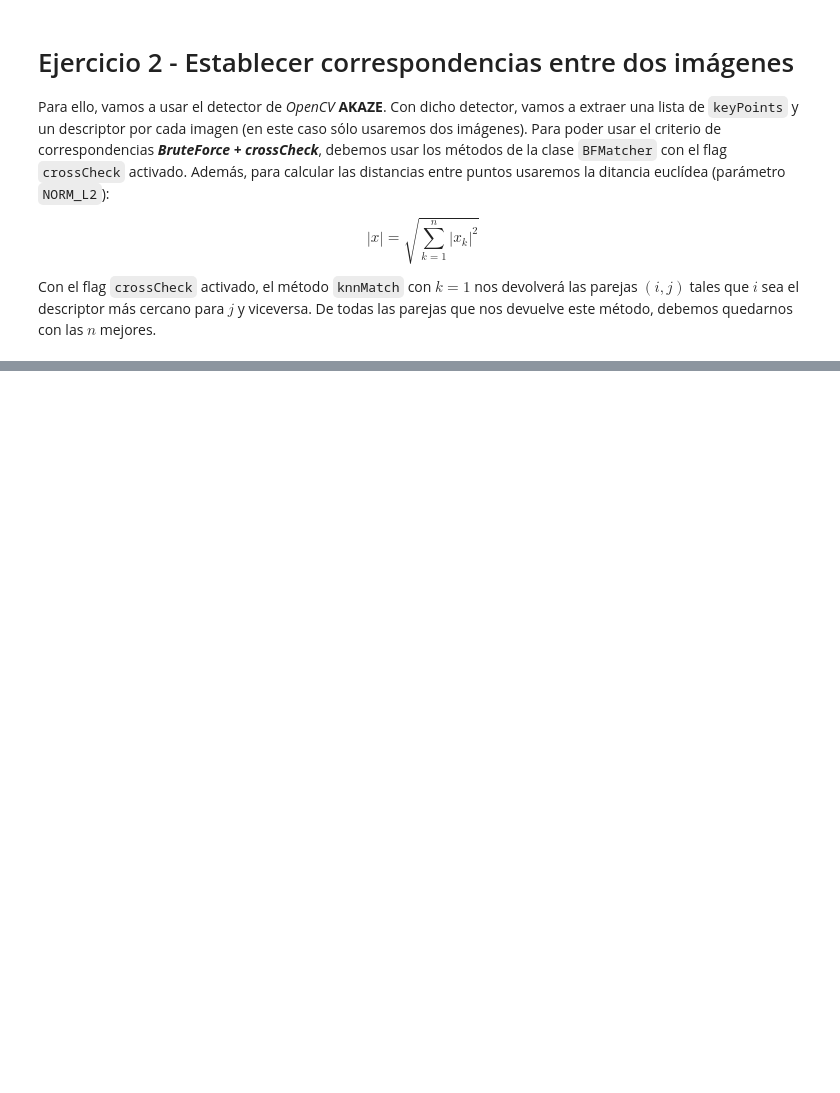
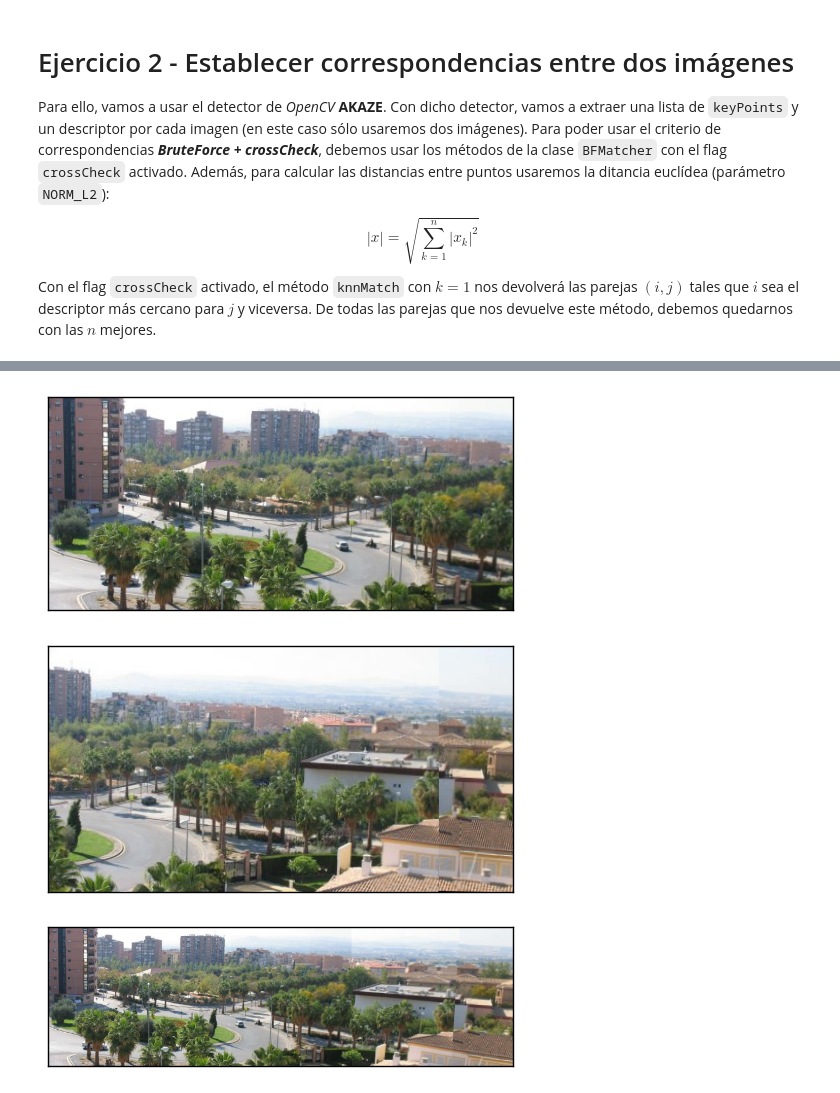
Before and after one commit to mgmacias95/Vision-por-Computador, a Jupyter notebook: P2/Visión por Computador - Práctica 2.ipynb, the cells around one changed output, grey strips where cells are left out. Drawn from its saved outputs; the diff is of its cells as text; code cells hidden in the pictures; blank space fills up the shorter version.

```diff
--- a/P2/Visión por Computador - Práctica 2.ipynb
+++ b/P2/Visión por Computador - Práctica 2.ipynb
@@ -341,0 +382,41 @@ En general, vemos que hay líneas rectas pero también líneas en otras direccio
+# %%
+# mosaico con más de dos imágenes asumiendo que las pasamos al programa en orden
+def mosaico_n(lista_imagenes):
+    if len(lista_imagenes) == 3:
+        # hacemos un mosaico con las dos primeras imagenes
+        mosaico_12 = mosaico_dos(img1 = lista_imagenes[0], img2=lista_imagenes[1], mostrar_img=False)
+        mosaico_23 = mosaico_dos(img1 = lista_imagenes[1], img2=lista_imagenes[2], mostrar_img=False)
+        # y los unimos
+        return mosaico_dos(img1=mosaico_12, img2=mosaico_23, mostrar_img=False)
+
+    elif len(lista_imagenes) == 2:
+        return mosaico_dos(img1=lista_imagenes[0], img2=lista_imagenes[1], mostrar_img=False)
+
+    else:
+        # nos quedamos con el índice de la imagen central
+        central = floor(len(lista_imagenes)/2)
+        # llamamos recursivamente a esta función con dos listas
+        mosaico_primeramitad = mosaico_n(lista_imagenes[:central])
+        mosaico_segundamitad = mosaico_n(lista_imagenes[central:])
+        # y hacemos un mosaico con ambas
+        mosaico = mosaico_dos(img1=mosaico_primeramitad, img2=mosaico_segundamitad, mostrar_img=False)
+
+        mostrar(mosaico)
+
+        return mosaico
+
+img1 = cv2.imread('datos-T2/mosaico-1/mosaico002.jpg', cv2.IMREAD_UNCHANGED)
+img2 = cv2.imread('datos-T2/mosaico-1/mosaico003.jpg', cv2.IMREAD_UNCHANGED)
+img3 = cv2.imread('datos-T2/mosaico-1/mosaico004.jpg', cv2.IMREAD_UNCHANGED)
+img4 = cv2.imread('datos-T2/mosaico-1/mosaico005.jpg', cv2.IMREAD_UNCHANGED)
+img5 = cv2.imread('datos-T2/mosaico-1/mosaico006.jpg', cv2.IMREAD_UNCHANGED)
+img6 = cv2.imread('datos-T2/mosaico-1/mosaico007.jpg', cv2.IMREAD_UNCHANGED)
+img7 = cv2.imread('datos-T2/mosaico-1/mosaico008.jpg', cv2.IMREAD_UNCHANGED)
+img8 = cv2.imread('datos-T2/mosaico-1/mosaico009.jpg', cv2.IMREAD_UNCHANGED)
+img9 = cv2.imread('datos-T2/mosaico-1/mosaico010.jpg', cv2.IMREAD_UNCHANGED)
+img10 = cv2.imread('datos-T2/mosaico-1/mosaico011.jpg', cv2.IMREAD_UNCHANGED)
+mosaico_nimg = mosaico_n(lista_imagenes=[img1,img2,img3,img4,img5,img6,img7,img8,img9,img10])
+# %% [output]
+[figure, added]
+[figure, added]
+[figure, added]
```
Also changed, not shown: parts of 7 cells of this notebook, 6 other files.
